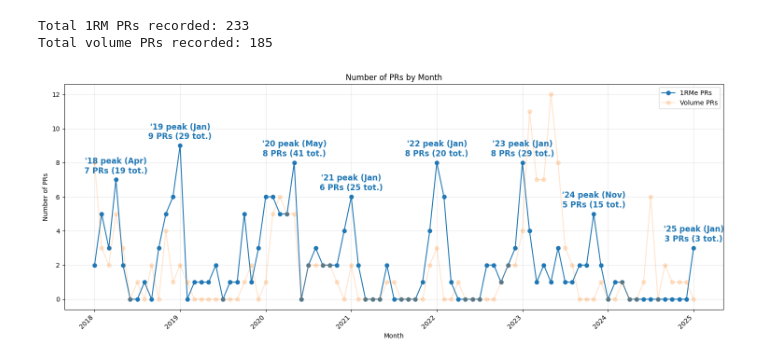
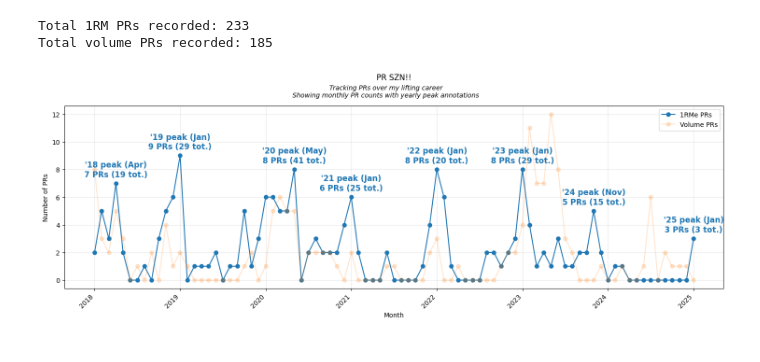
Before and after one commit to WeightliftingApp/WeightliftingApp-AnalyzeData, a Jupyter notebook: src/analyze_pr_szn.ipynb, the cells around one changed output. Drawn from its saved outputs; the diff is of its cells as text; code cells hidden in the pictures.

Commit message:
Better title

```diff
--- a/src/analyze_pr_szn.ipynb
+++ b/src/analyze_pr_szn.ipynb
@@ -176,32 +176,33 @@ for year in range(2018, datetime.now().year + 1):
         #     max_idx = year_vol.index(max_vol)
         #     plt.annotate(f'{max_vol}',
         #                 xy=(max_idx, max_vol),
         #                 xytext=(0, 10),
         #                 textcoords='offset points',
         #                 ha='center',
         #                 color=line2.get_color())
 
 # Customize the plot
-plt.title("Number of PRs by Month")
+plt.title("PR SZN!!", pad=40)
+plt.suptitle("Tracking PRs over my lifting career\nShowing monthly PR counts with yearly peak annotations", y=.86, fontsize=10, style='italic')
 plt.xlabel("Month")
 plt.ylabel("Number of PRs")
 
 # Show x-axis labels for Jan 1 of each year
 tick_positions = []
 tick_labels = []
 for i, month in enumerate(months):
     year, month = month.split('-')
     if month == '01':  # January only
         tick_positions.append(i)
         tick_labels.append(f"{year}")
 
 plt.xticks(tick_positions, tick_labels, rotation=45, ha="right")
 
 plt.legend()
 plt.grid(True, alpha=0.3)
 plt.tight_layout()
 
 # Show the plot
 plt.show()
 # %% [output]
-[figure, old version]
+[figure, new version]
```
